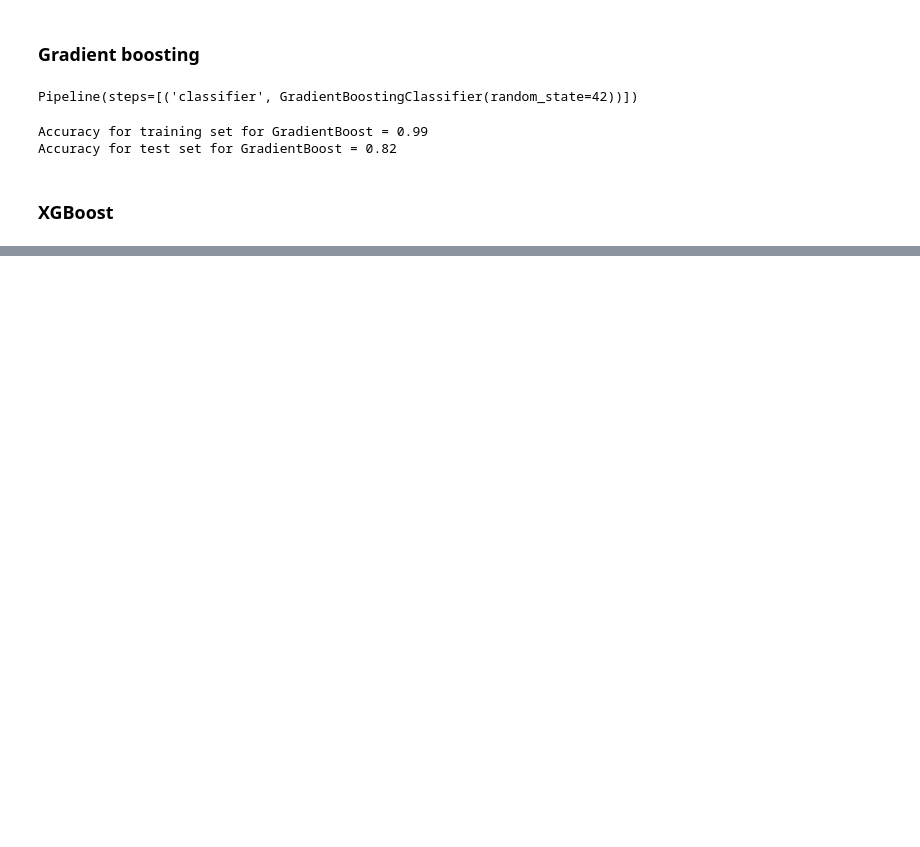
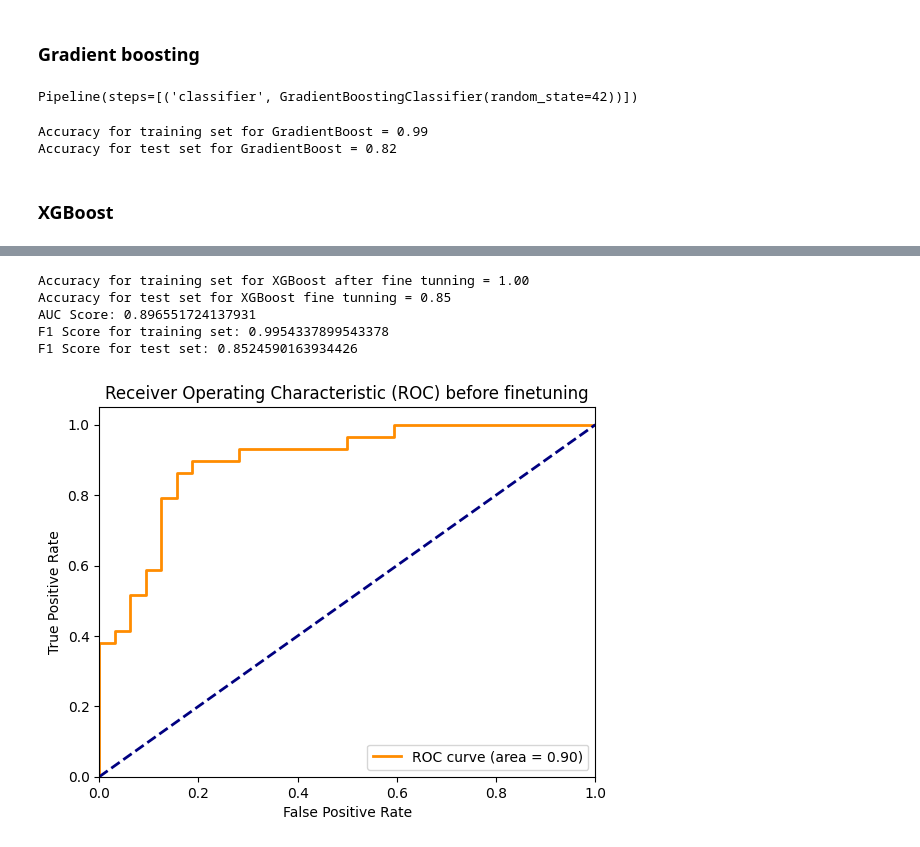
Before and after one commit to T-Sunm/Heart-Disease-Prediction, a Jupyter notebook: heart_desease_prediction.ipynb, the cells around one changed output, grey strips where cells are left out. Drawn from its saved outputs; the diff is of its cells as text; code cells hidden in the pictures; blank space fills up the shorter version.

Commit message:
Ex completed XGBoost with finetuning

```diff
--- a/heart_desease_prediction.ipynb
+++ b/heart_desease_prediction.ipynb
@@ -395,0 +559,48 @@ Accuracy for test set for XGBoost = 0.84
+# %%
+best_model = XGBClassifier(
+    learning_rate=0.1,
+    max_depth=5,
+    n_estimators=74,
+    gamma=0.1,
+    subsample=0.85,
+    reg_alpha=0.05,
+    colsample_bytree=0.85,
+    objective='binary:logistic',
+    nthread=4,
+    seed=27,
+    n_jobs=4
+)
+
+# Huấn luyện mô hình với tập huấn luyện
+best_model.fit(X_train, y_train)
+
+# Dự đoán trên tập kiểm tra
+y_train_pred = best_model.predict(X_train)
+y_test_pred = best_model.predict(X_test)
+y_pred_proba = best_model.predict_proba(X_test)[:, 1]
+
+# Tính toán accuracy và AUC
+# Tính toán độ chính xác cho tập huấn luyện và tập kiểm tra
+accuracy_for_train = accuracy_score(y_train, y_train_pred)
+accuracy_for_test = accuracy_score(y_test, y_test_pred)
+auc = roc_auc_score(y_test, y_pred_proba)
+
+f1_for_train = f1_score(y_train, y_train_pred)
+f1_for_test = f1_score(y_test, y_test_pred)
+
+# In kết quả
+print('Accuracy for training set for XGBoost after fine tunning = {:.2f}'.format(
+    accuracy_for_train))
+print('Accuracy for test set for XGBoost fine tunning = {:.2f}'.format(
+    accuracy_for_test))
+
+print(f"AUC Score: {auc}")
+
+print(f"F1 Score for training set: {f1_for_train}")
+print(f"F1 Score for test set: {f1_for_test}")
+# %% [output]
+Accuracy for training set for XGBoost after fine tunning = 1.00
+Accuracy for test set for XGBoost fine tunning = 0.85
+AUC Score: 0.896551724137931
+F1 Score for training set: 0.9954337899543378
+F1 Score for test set: 0.8524590163934426
@@ -395,0 +610,21 @@ Accuracy for test set for XGBoost = 0.84
+# %%
+y_pred_proba = bst.predict_proba(X_test)[:, 1]
+# Tính toán FPR (False Positive Rate) và TPR (True Positive Rate)
+fpr, tpr, thresholds = roc_curve(y_test, y_pred_proba)
+# Tính toán AUC
+roc_auc = auc(fpr, tpr)
+
+# Vẽ ROC Curve
+plt.figure()
+plt.plot(fpr, tpr, color='darkorange', lw=2,
+         label='ROC curve (area = %0.2f)' % roc_auc)
+plt.plot([0, 1], [0, 1], color='navy', lw=2, linestyle='--')  # Đường y=x
+plt.xlim([0.0, 1.0])
+plt.ylim([0.0, 1.05])
+plt.xlabel('False Positive Rate')
+plt.ylabel('True Positive Rate')
+plt.title('Receiver Operating Characteristic (ROC) before finetuning')
+plt.legend(loc="lower right")
+plt.show()
+# %% [output]
+[figure, added]
```
Also changed, not shown: parts of 18 cells of this notebook.
